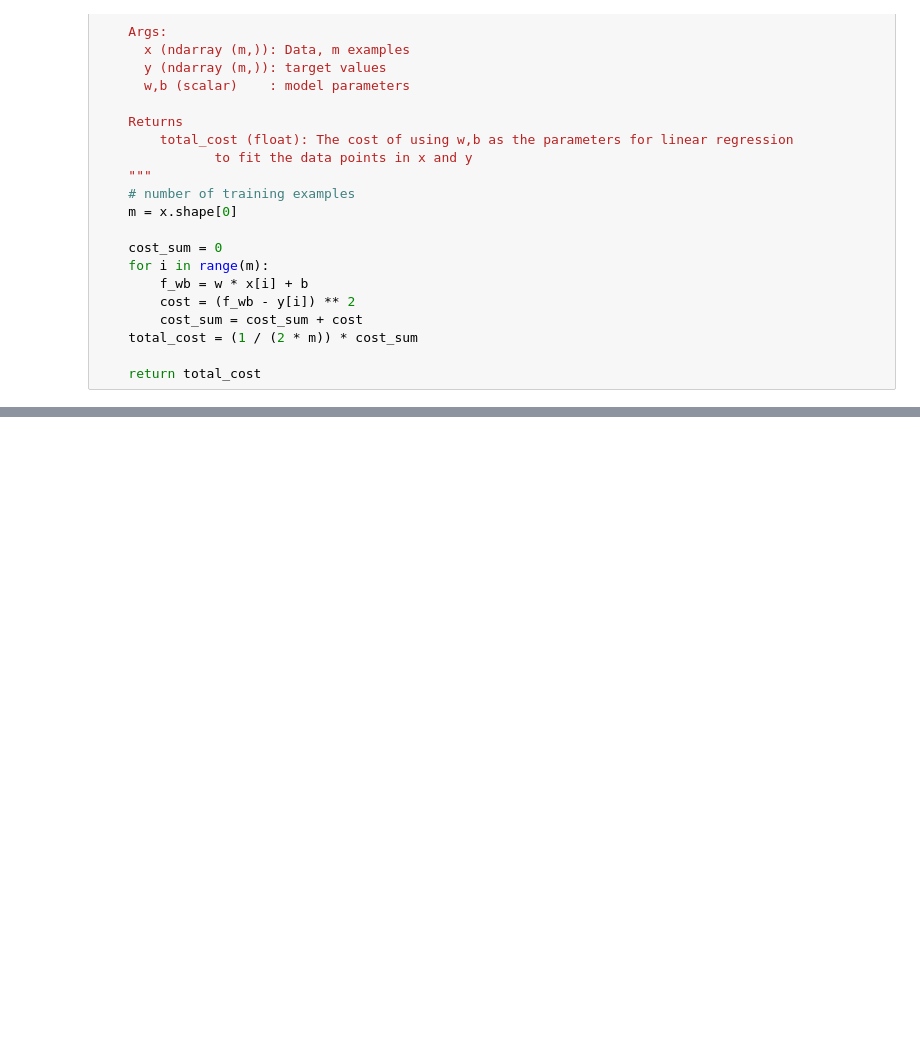
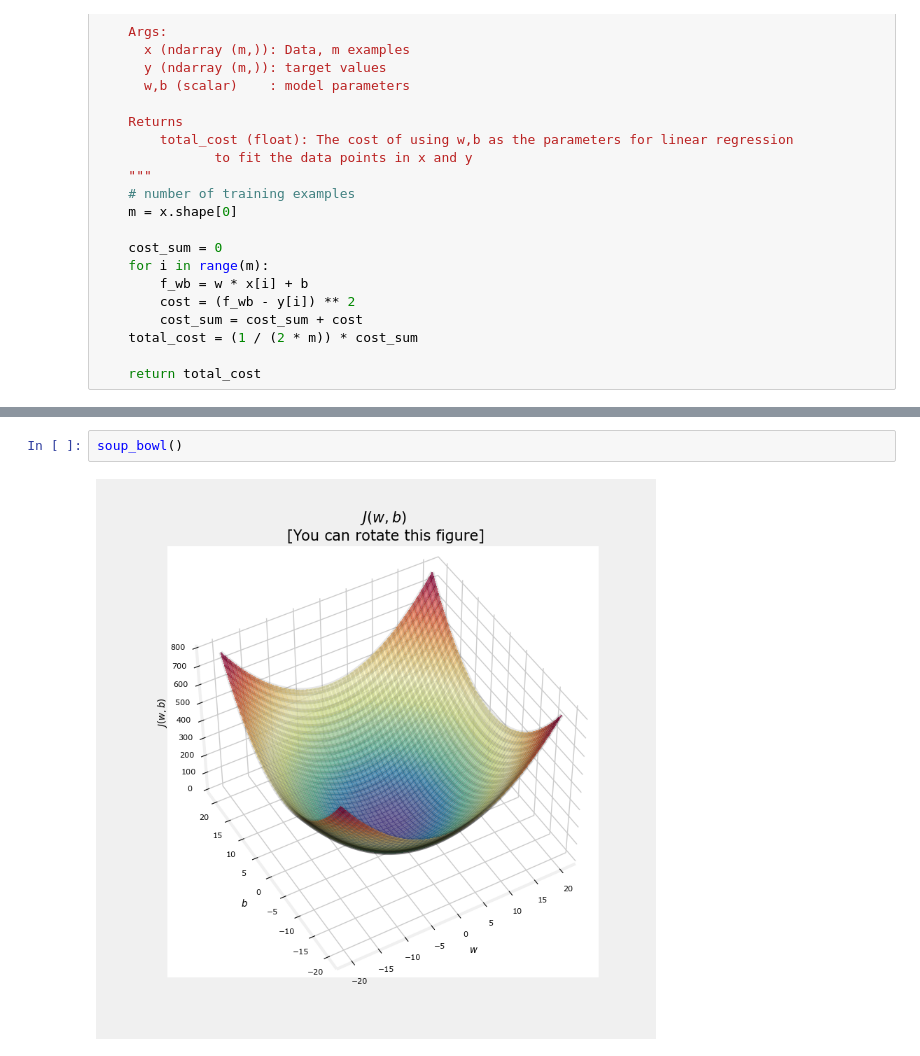
Before and after one commit to emmanuelakinmokun/ml-trailhead, a Jupyter notebook: Phase_2/cost_func.ipynb, the cells around one changed output, grey strips where cells are left out. Cells and saved outputs as stored; diff of their text form; blank space fills up the shorter version.

```diff
--- a/Phase_2/cost_func.ipynb
+++ b/Phase_2/cost_func.ipynb
@@ -31,0 +53,4 @@ def compute_cost(x, y, w, b):
+# %%
+soup_bowl()
+# %% [output]
+[figure, added]
```
Also changed, not shown: parts of 5 cells of this notebook.
